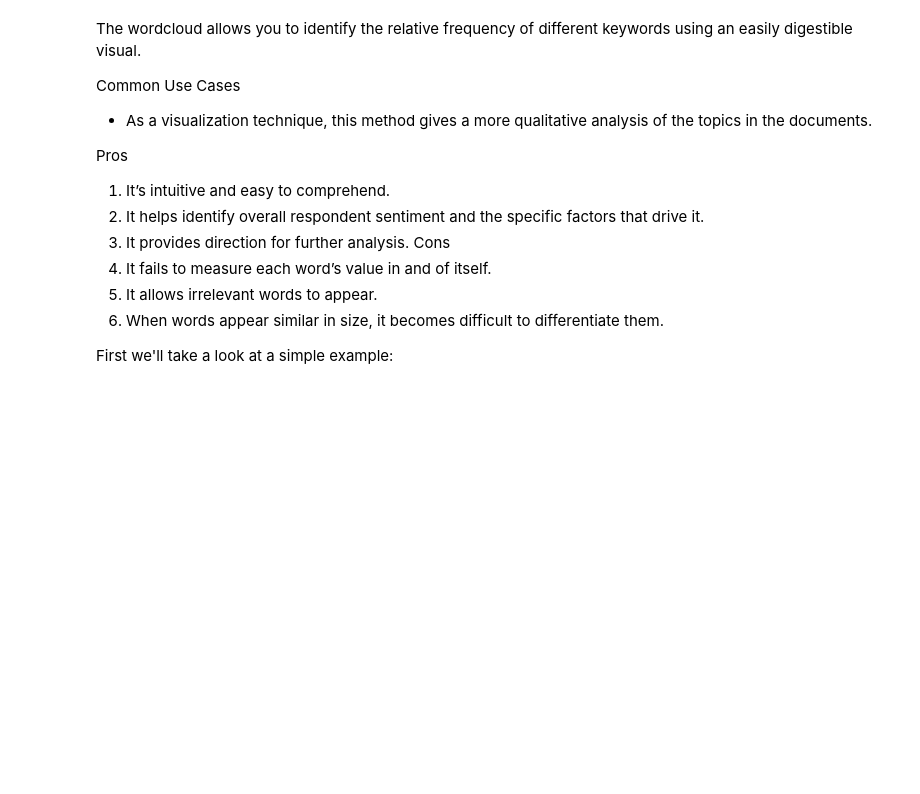
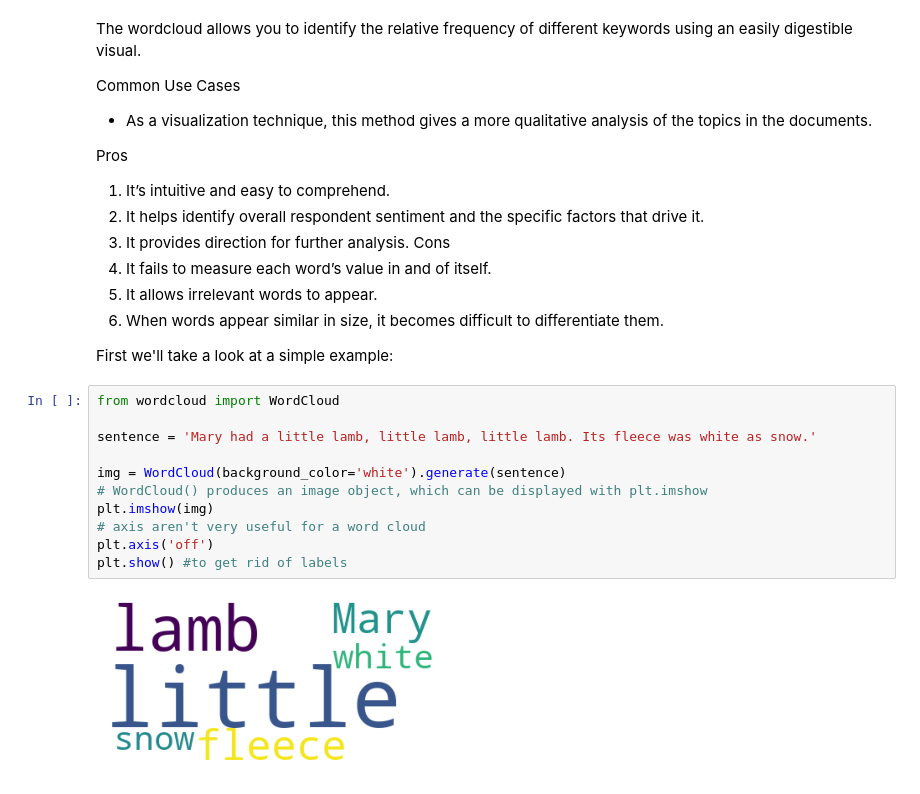
Before and after one commit to segovialori/natural-language-processing-exercises, a Jupyter notebook: explore_lesson.ipynb, the cells around one changed output. Drawn from its saved outputs; the diff is of its cells as text; blank space fills up the shorter version.

```diff
--- a/explore_lesson.ipynb
+++ b/explore_lesson.ipynb
@@ -310,3 +298,16 @@ Cons
 3. When words appear similar in size, it becomes difficult to differentiate them.
 
 First we'll take a look at a simple example:
+# %%
+from wordcloud import WordCloud
+
+sentence = 'Mary had a little lamb, little lamb, little lamb. Its fleece was white as snow.'
+
+img = WordCloud(background_color='white').generate(sentence)
+# WordCloud() produces an image object, which can be displayed with plt.imshow
+plt.imshow(img)
+# axis aren't very useful for a word cloud
+plt.axis('off')
+plt.show() #to get rid of labels
+# %% [output]
+[figure, added]
```
Also changed, not shown: parts of 21 cells of this notebook.
